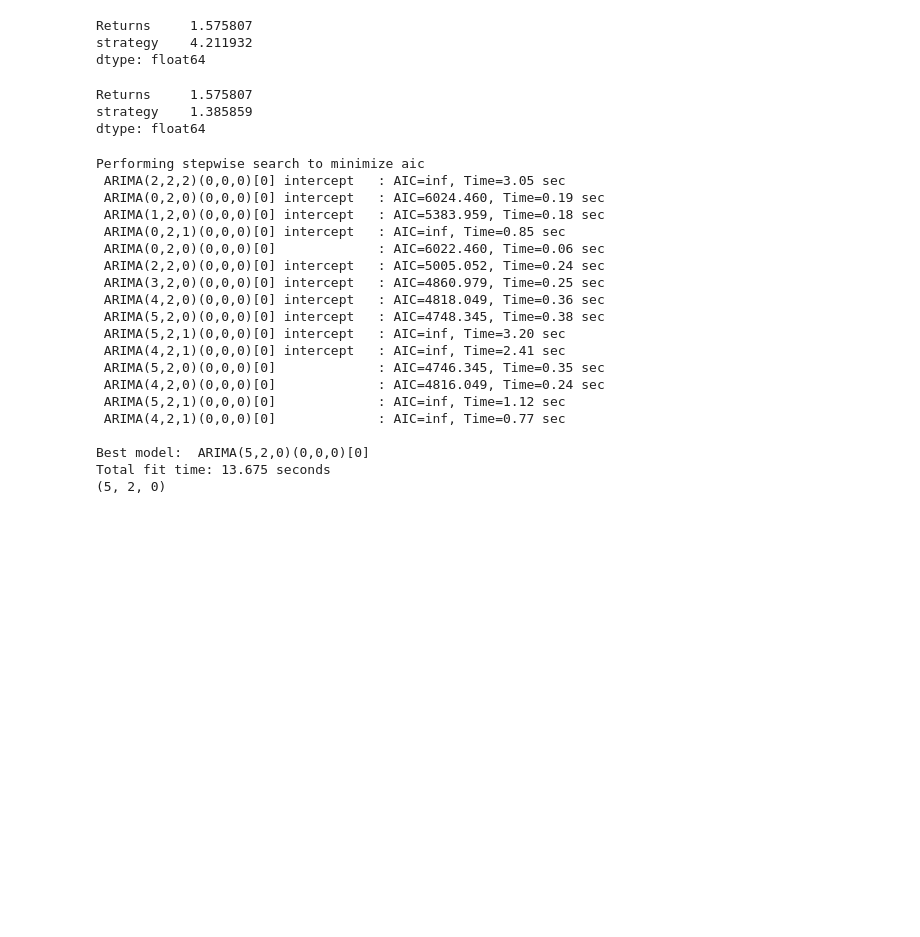
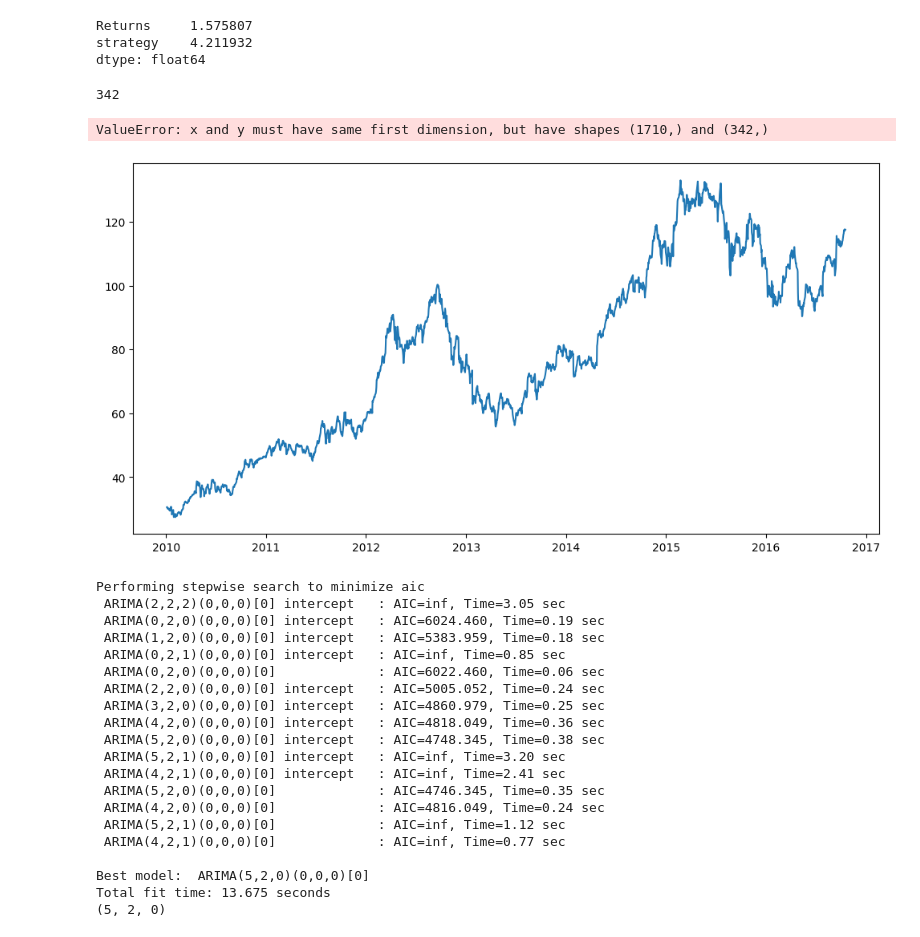
Before and after one commit to AY2324S2-QF2103-Group-9/Trading-Strategies-Comparison, a Jupyter notebook: ARIMA copy 2.ipynb, the cells around one changed output. Drawn from its saved outputs; the diff is of its cells as text; code cells hidden in the pictures; blank space fills up the shorter version.

Commit message:
updated ARIMA_Train+Test.ipynb

```diff
--- a/ARIMA copy 2.ipynb
+++ b/ARIMA copy 2.ipynb
@@ -11,0 +16,22 @@ df = pd.read_csv('./data/tr_eikon_eod_data.csv', index_col = 0, parse_dates = Tr
+# %%
+def get_pre(raw, order):
+
+    def arima_forecast(traindata, obs):
+        model = ARIMA(traindata, order=order).fit()
+        pre_y = model.forecast()[0]
+        traindata.append(obs)  # Update traindata with the new observation
+        return pre_y
+
+    # Split data into training data and testing data
+    values = raw.values
+    size = int(len(values) * 0.8)
+    train = values[:size]
+    test = values[size:len(values)]
+
+    trainl = train.tolist()
+    predictions = []
+    for obs in test:
+        pre_y = arima_forecast(trainl, obs)
+        predictions.append(pre_y)
+
+    return predictions
@@ -12,3 +60,8 @@ df = pd.read_csv('./data/tr_eikon_eod_data.csv', index_col = 0, parse_dates = Tr
+# %%
+for stock in selected:
+    train = data[stock][:int(len(data[stock]) * 0.8)]
+    test = data[stock][int(len(data[stock]) * 0.8):]
+    bestmodel = auto_arima(train, seasonal=False, trace=True).order
 # %%
 data = df[['AAPL.O','MSFT.O','INTC.O','AMZN.O','GS.N']].dropna()
 AAPL = data['AAPL.O']
@@ -167,15 +200,27 @@ dataAAPL[['Returns', 'strategy']].sum().apply(np.exp)
 Returns     1.575807
 strategy    4.211932
 dtype: float64
-# %%
-dataAAPL['pre_return'] = np.log(dataAAPL['pre'] / dataAAPL['pre'].shift(1))
-dataAAPL['signal'] = np.sign(dataAAPL['pre_return'])
-dataAAPL['strategy'] = dataAAPL['signal'] * dataAAPL['Returns']
-dataAAPL[['Returns', 'strategy']].sum().apply(np.exp)
-# %% [output]
-Returns     1.575807
-strategy    1.385859
-dtype: float64
+# %%
+AAPL_Train = AAPL[:int(len(AAPL) * 0.8)]
+# %%
+pre_AAPL_Train = get_pre(AAPL_Train, (0,1,1))
+# %%
+len(pre_AAPL_Train)
+# %% [output]
+342
+# %%
+# Compare the test data with predictions
+plt.figure(figsize=(12, 6), dpi=100)
+plt.plot(AAPL_Train, label='Real')
+plt.plot(AAPL_Train.index, pre_AAPL_Train, color='red', label='Predicted')
+plt.title('AAPL.O: ARIMA Predictions vs Actual Values in Train Data')
+plt.xlabel('Date')
+plt.ylabel('AAPL.O Price')
+plt.legend()
+plt.show()
+# %% [output]
+ValueError: x and y must have same first dimension, but have shapes (1710,) and (342,)
+[figure, added]
 # %%
 #MSFT.O (5,2,0) -> (1,1,0)
 # %%
```
Also changed, not shown: parts of 11 cells of this notebook, 2 other files.
